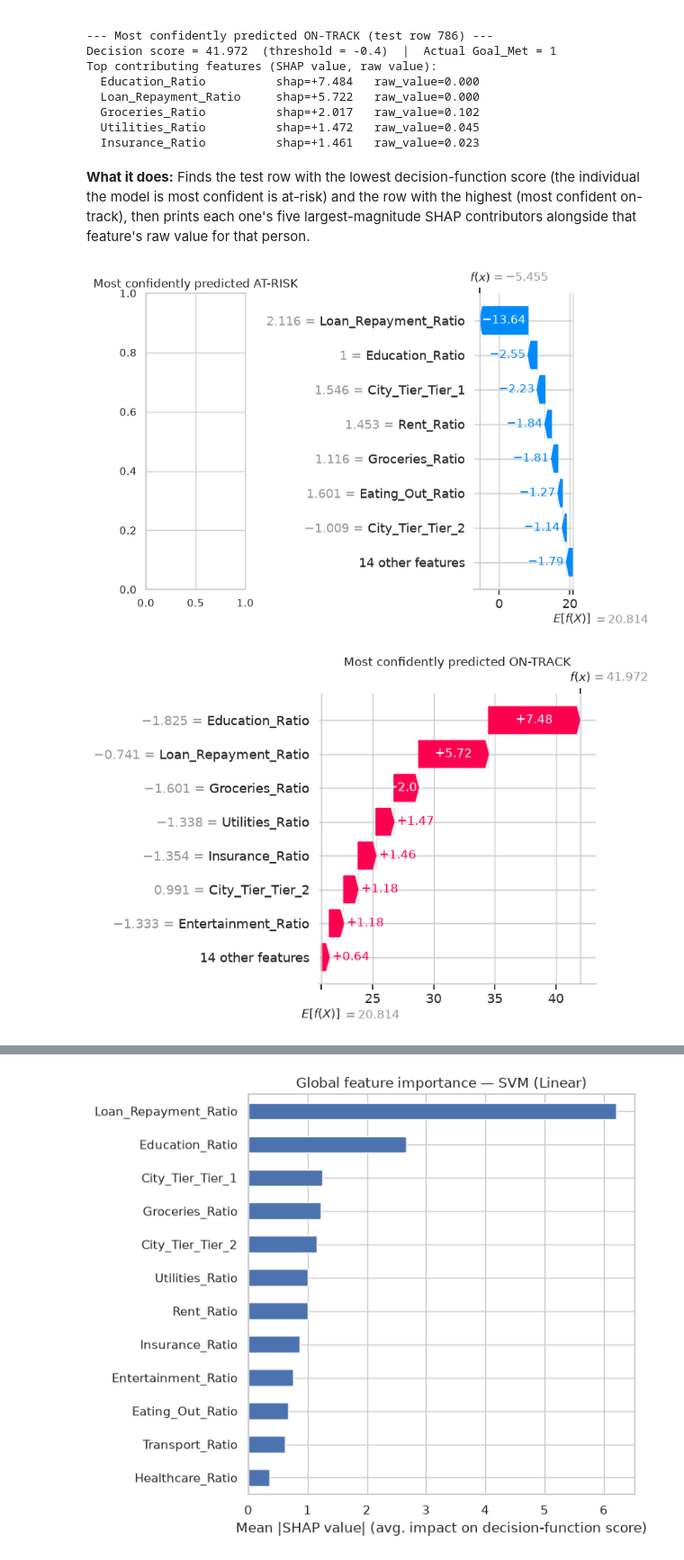
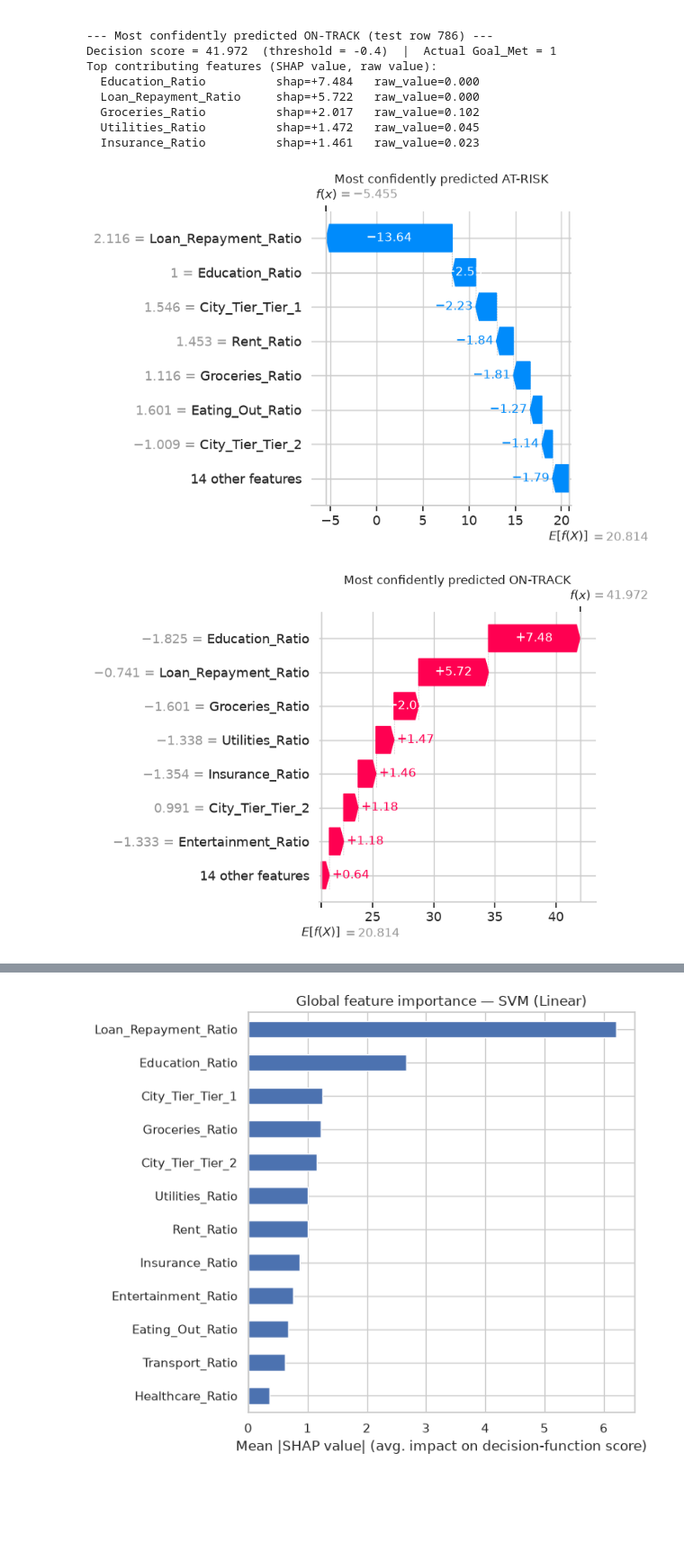
Before and after one commit to saint2706/savings-goal-classifier, a Jupyter notebook: notebooks/05_explainability.ipynb, the cells around one changed output, grey strips where cells are left out. Shown at 90% size. Saved outputs shown, nothing was run; the diff lists cells and outputs as text; code cells hidden in the pictures; blank space fills up the shorter version.

```diff
--- a/notebooks/05_explainability.ipynb
+++ b/notebooks/05_explainability.ipynb
@@ -242,19 +187,16 @@ Top contributing features (SHAP value, raw value):
   Groceries_Ratio          shap=+2.017   raw_value=0.102
   Utilities_Ratio          shap=+1.472   raw_value=0.045
   Insurance_Ratio          shap=+1.461   raw_value=0.023
-# %% [markdown]
-**What it does:** Finds the test row with the lowest decision-function score (the individual the model is most confident is at-risk) and the row with the highest (most confident on-track), then prints each one's five largest-magnitude SHAP contributors alongside that feature's raw value for that person.
 # %%
-fig, axes = plt.subplots(1, 2, figsize=(14, 5))
 shap.plots.waterfall(shap_values[at_risk_pos], max_display=8, show=False)
 plt.gcf().axes[0].set_title("Most confidently predicted AT-RISK")
 plt.tight_layout()
 plt.show()
 
 shap.plots.waterfall(shap_values[on_track_pos], max_display=8, show=False)
 plt.gcf().axes[0].set_title("Most confidently predicted ON-TRACK")
 plt.tight_layout()
 plt.show()
 # %% [output]
-[figure, old version]
+[figure, new version]
 [figure]
```
Also changed, not shown: parts of 24 cells of this notebook, 19 other files.
